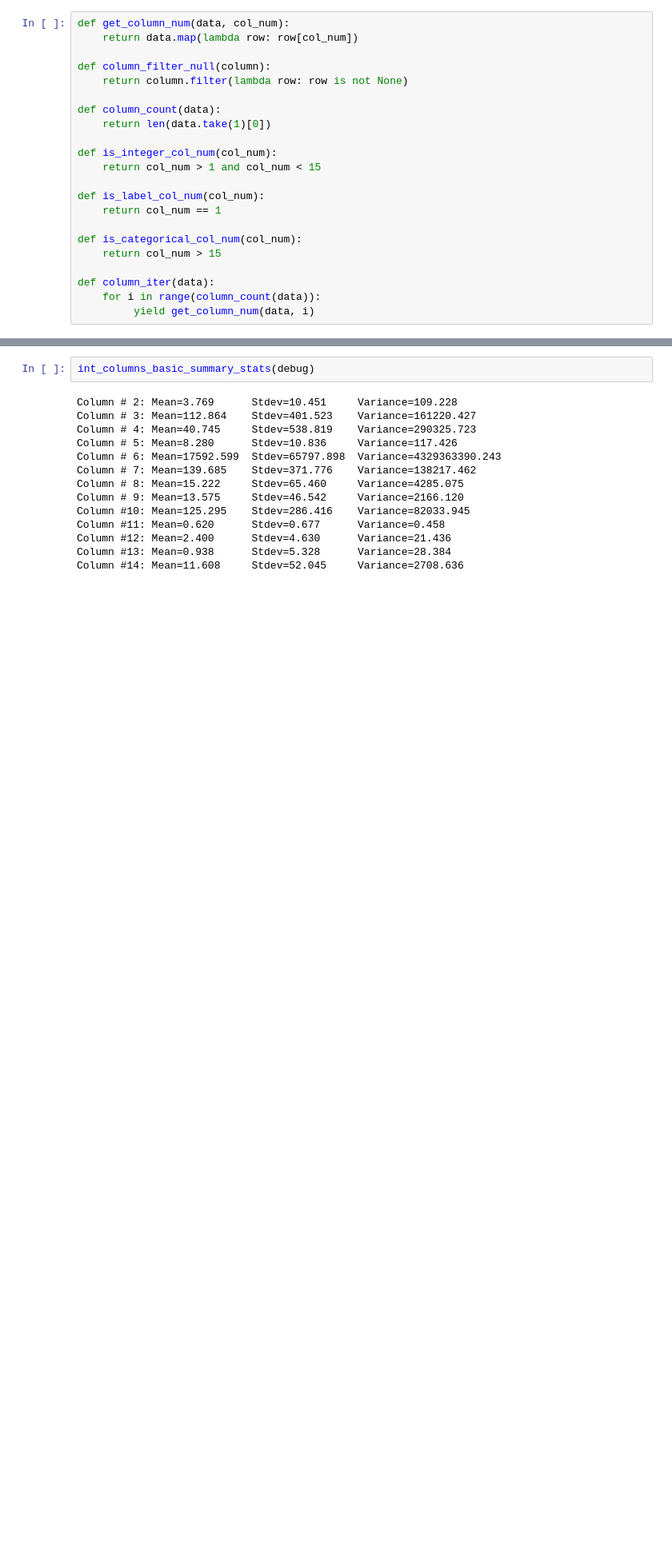
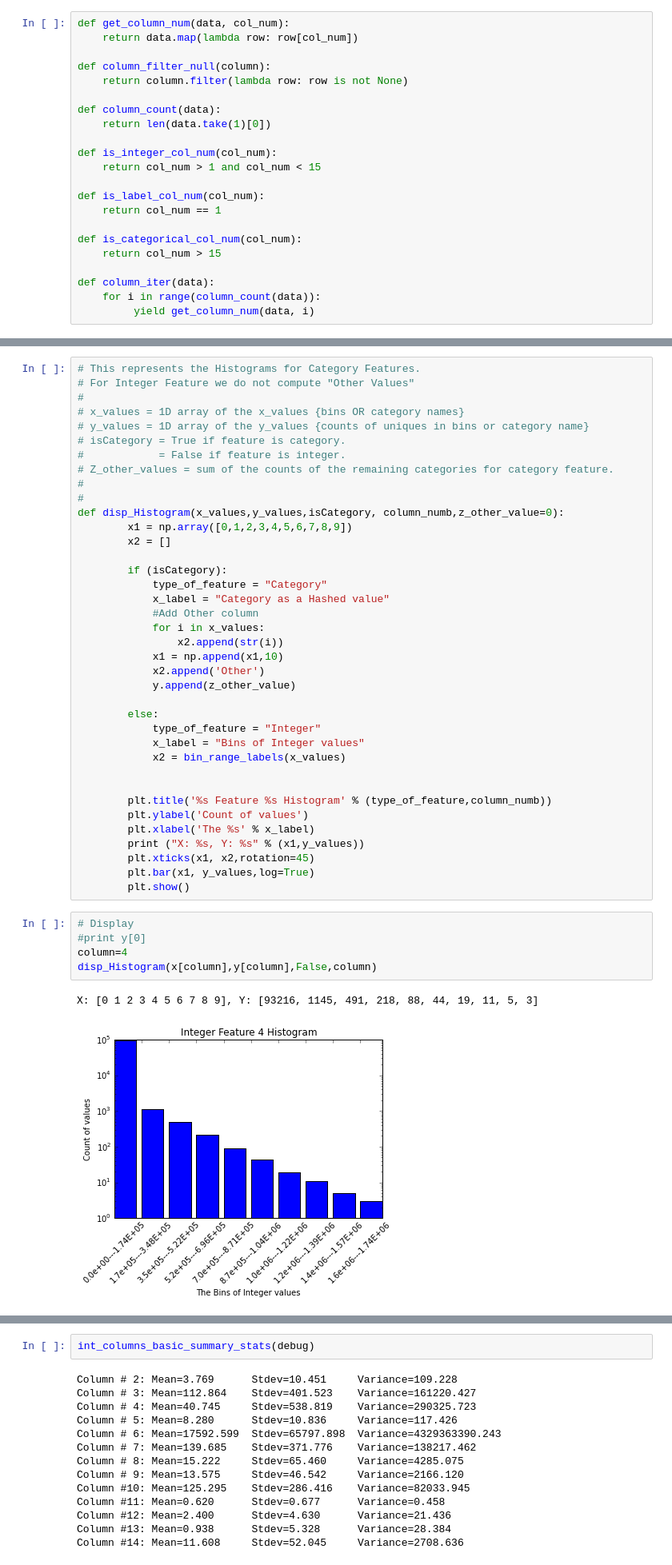
Before and after one commit to ApplyHiTech/DataScienceHW1, a Jupyter notebook: hw1.ipynb, the cells around one changed output, grey strips where cells are left out. Shown: that part at 80% size. Saved outputs shown, nothing was run; the diff lists cells and outputs as text; blank space fills up the shorter version.

Commit message:
completed Histogram displays

```diff
--- a/hw1.ipynb
+++ b/hw1.ipynb
@@ -218,0 +141,46 @@ def int_columns_basic_summary_stats(data):
+# %%
+# This represents the Histograms for Category Features.
+# For Integer Feature we do not compute "Other Values"
+#
+# x_values = 1D array of the x_values {bins OR category names}
+# y_values = 1D array of the y_values {counts of uniques in bins or category name}
+# isCategory = True if feature is category.
+#            = False if feature is integer.
+# Z_other_values = sum of the counts of the remaining categories for category feature.
+#
+#
+def disp_Histogram(x_values,y_values,isCategory, column_numb,z_other_value=0):
+        x1 = np.array([0,1,2,3,4,5,6,7,8,9])
+        x2 = []
+
+        if (isCategory):
+            type_of_feature = "Category"
+            x_label = "Category as a Hashed value"
+            #Add Other column
+            for i in x_values:
+                x2.append(str(i))
+            x1 = np.append(x1,10)
+            x2.append('Other')
+            y.append(z_other_value)
+
+        else:
+            type_of_feature = "Integer"
+            x_label = "Bins of Integer values"
+            x2 = bin_range_labels(x_values)
+
+
+        plt.title('%s Feature %s Histogram' % (type_of_feature,column_numb))
+        plt.ylabel('Count of values')
+        plt.xlabel('The %s' % x_label)
+        print ("X: %s, Y: %s" % (x1,y_values))
+        plt.xticks(x1, x2,rotation=45)
+        plt.bar(x1, y_values,log=True)
+        plt.show()
+# %%
+# Display
+#print y[0]
+column=4
+disp_Histogram(x[column],y[column],False,column)
+# %% [output]
+X: [0 1 2 3 4 5 6 7 8 9], Y: [93216, 1145, 491, 218, 88, 44, 19, 11, 5, 3]
+[figure, added]
```
Also changed, not shown: parts of 9 cells of this notebook.
